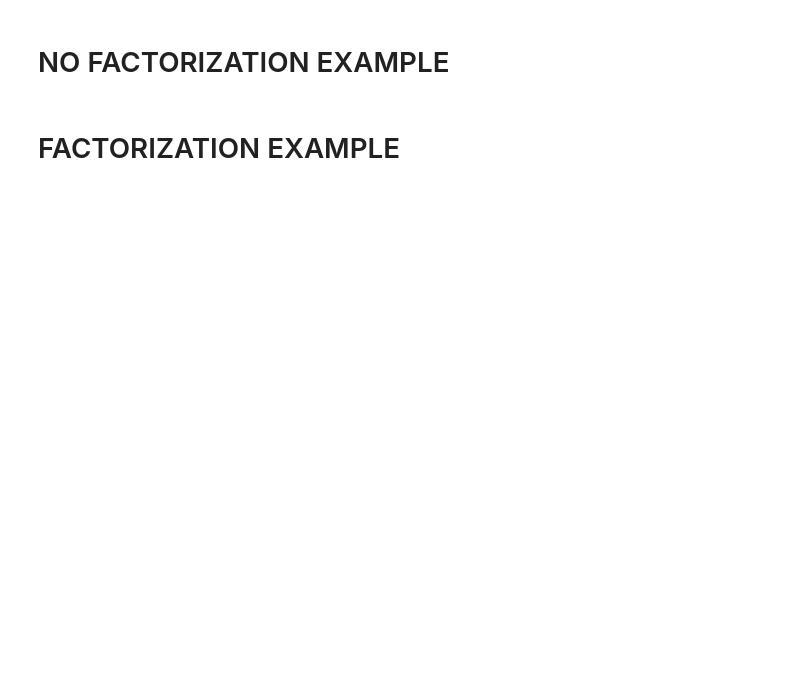
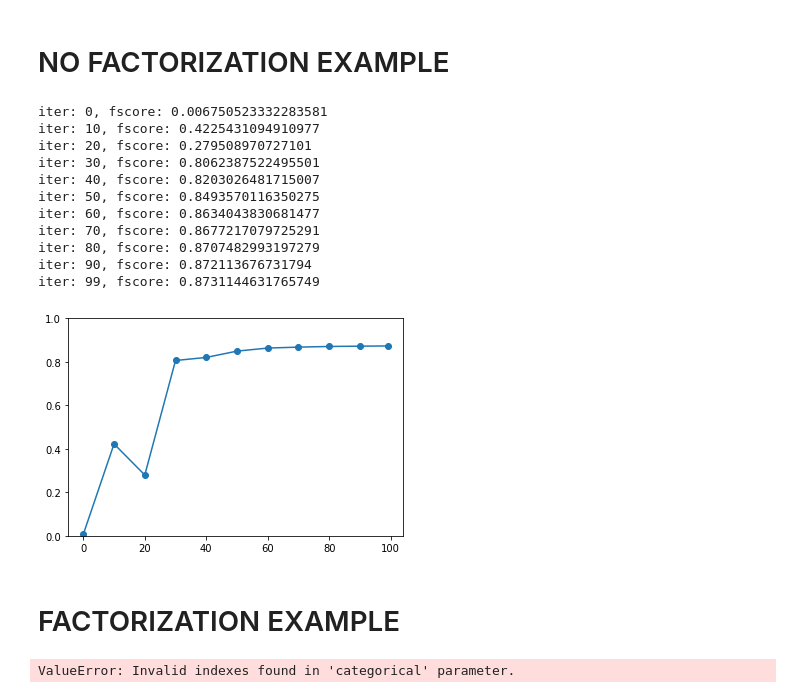
Before and after one commit to AIDEmeProject/PythonMiddleware, a Jupyter notebook: example.ipynb, the cells around one changed output. Drawn from its saved outputs; the diff is of its cells as text; code cells hidden in the pictures; blank space fills up the shorter version.

```diff
--- a/example.ipynb
+++ b/example.ipynb
@@ -47,43 +62,56 @@ print('selectivity :', 100 * y.sum() / len(y), '%')
 # %%
 # SET-UP EXPLORATION CONFIGURATION
 NUMBER_OF_ITERATIONS = 100  # number of points to be labeled by the user
-SUBSAMPLING = 50000 #10000, 50000, float('inf')
+SUBSAMPLING = 10000 #10000, 50000, float('inf')
 INITIAL_SAMPLER = StratifiedSampler(pos=1, neg=1)  # start with one random positive sample and one random negative sample
 CALLBACK = [ # callback functions to be called at the end of each iteration
     classification_metrics('fscore'),
     #three_set_metric,
 ]
 CALLBACK_SKIP = 10
 PRINT_CALLBACK_RESULT = True
 
 explore = PoolBasedExploration(NUMBER_OF_ITERATIONS, INITIAL_SAMPLER, SUBSAMPLING, CALLBACK, CALLBACK_SKIP, PRINT_CALLBACK_RESULT)
 
 # CHOOSE AN ALGORITHM
 #learner = RandomSampler(SVC(C=1e5, kernel='rbf', gamma='auto'))  # choose a random point
-learner = SimpleMargin(C=1024, kernel='rbf', gamma=5)  # choose point closest to SVM decision boundary
-#learner = KernelQueryByCommittee(kernel='rbf', sampling='deterministic', n_samples=8, warmup=1000, thin=100, rounding=True)  # version space algorithm
+#learner = SimpleMargin(C=1024, kernel='rbf')  # choose point closest to SVM decision boundary
+learner = KernelQueryByCommittee(kernel='rbf', sampling='deterministic', n_samples=8, warmup=100, thin=10, rounding=True)  # version space algorithm
 #learner = DualSpaceModel(learner, sample_unknown_proba=0.5, mode='positive')  # Dual Space model
 
 
 # RUN EXPLORATION
 metrics = explore.run(X, y, learner, repeat=1)  # 'repeat' specifies how many times to repeat the exploration process
 
 # COMPUTE AVERAGE F-SCORE OVER ALL REPEATS AND PLOT
 plot_fscore(metrics)
+# %% [output]
+iter: 0, fscore: 0.006750523332283581
+iter: 10, fscore: 0.4225431094910977
+iter: 20, fscore: 0.279508970727101
+iter: 30, fscore: 0.8062387522495501
+iter: 40, fscore: 0.8203026481715007
+iter: 50, fscore: 0.8493570116350275
+iter: 60, fscore: 0.8634043830681477
+iter: 70, fscore: 0.8677217079725291
+iter: 80, fscore: 0.8707482993197279
+iter: 90, fscore: 0.872113676731794
+iter: 99, fscore: 0.8731144631765749
+[figure, added]
 # %% [markdown]
 # FACTORIZATION EXAMPLE
 # %%
 # SET-UP EXPLORATION CONFIGURATION
-NUMBER_OF_ITERATIONS = 100
-SUBSAMPLING = 50000 #float('inf')
+NUMBER_OF_ITERATIONS = 20
+SUBSAMPLING = float('inf')
 INITIAL_SAMPLER = StratifiedSampler(pos=1, neg=1)
 CALLBACK = [
     classification_metrics('fscore'),
     #three_set_metric,
     # plot_polytope(), # plot the positive / negative / unknown regions
 ]
-CALLBACK_SKIP = 10
-PRINT_CALLBACK_RESULT = True
+CALLBACK_SKIP = 2
+PRINT_CALLBACK_RESULT = False
 
 explore = PoolBasedExploration(NUMBER_OF_ITERATIONS, INITIAL_SAMPLER, SUBSAMPLING, CALLBACK, CALLBACK_SKIP, PRINT_CALLBACK_RESULT)
 
@@ -93,17 +121,20 @@ PARTITION = [[i] for i in range(dim)]  #[[0], [1]]
 # FACTORIZED VERSION SPACE
 # label_function = 'AND', 'OR', 'PROD'
 # loss = 'GREEDY', 'SQUARED', 'PRODUCT'
-#learner = SubspatialVersionSpace(warmup=100, thin=10, n_samples=8, rounding=True, kernel='rbf', gamma=None, partition=PARTITION, label_function='AND', loss='GREEDY')
+# categorical = list of partition indexes to consider as purely categorical
+learner = SubspatialVersionSpace(categorical=[2], warmup=100, thin=10, n_samples=8, rounding=True, kernel='rbf', gamma=None, partition=PARTITION, label_function='AND', loss='GREEDY')
 
 # FACTORIZED SIMPLE MARGIN
-learner = SubspatialSimpleMargin(C=1024, kernel='rbf', gamma=5, partition=PARTITION, label_function='AND')
+#learner = SubspatialSimpleMargin(C=1024, kernel='rbf', gamma=5, partition=PARTITION, label_function='AND')
 
 # FACTORIZED DSM
 #learner = DualSpaceModel(SimpleMargin(C=1024, kernel='rbf'), mode='persist', sample_unknown_proba=0.5, partition=PARTITION)  # Dual Space model
 
 
 # RUN EXPLORATION
-metrics = explore.run(X, y_subspace, learner, repeat=1)  # use y_subspace here
+metrics = explore.run(X, y_subspace, learner, repeat=10)  # use y_subspace here
 
 # COMPUTE AVERAGE F-SCORE OVER ALL REPEATS AND PLOT
 plot_fscore(metrics)
+# %% [output]
+ValueError: Invalid indexes found in 'categorical' parameter.
```
Also changed, not shown: parts of 5 cells of this notebook, 1 other file.
